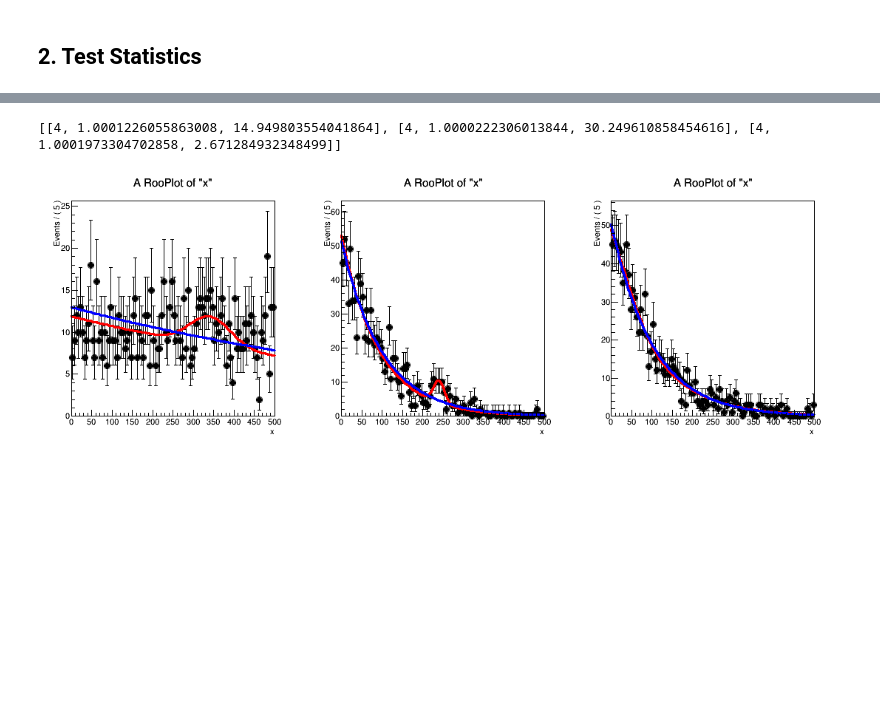
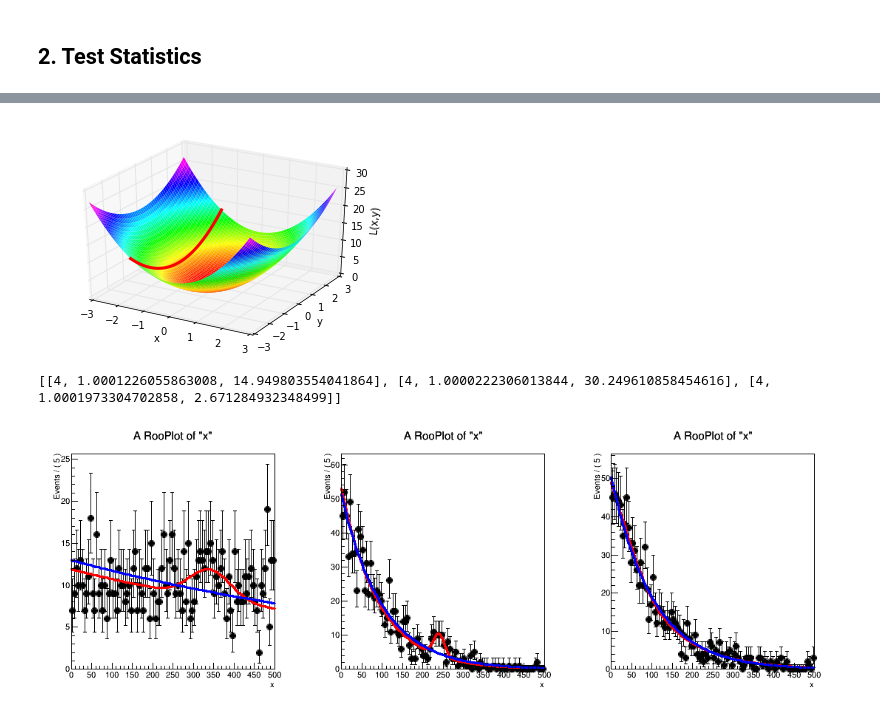
Before and after one commit to cgumpert/roostats, a Jupyter notebook: RooStats tutorial.ipynb, the cells around one changed output, grey strips where cells are left out. Cells and saved outputs as stored; diff of their text form; code cells hidden in the pictures; blank space fills up the shorter version.

```diff
--- a/RooStats tutorial.ipynb
+++ b/RooStats tutorial.ipynb
@@ -90,3 +126,19 @@ Measurements can be difficult to describe in a general approach as they can be v
+# %%
+from mpl_toolkits.mplot3d import Axes3D
+from matplotlib import cm
+x = np.arange(-3,3,0.1)
+y = np.arange(-3,3,0.1)
+xx,yy = np.meshgrid(x,y)
+z = 2*xx**2 + yy**2
+ax = plt.gca(projection='3d')
+ax.plot_surface(xx,yy,z,cmap=cm.gist_rainbow,rstride=1,cstride=1,linewidth=0)
+ax.plot(xs=len(y)*[-1.5],ys=y,zs=2*1.5**2 + y**2,color="red",linewidth=3)
+ax.set_xlabel("x")
+ax.set_ylabel("y")
+ax.set_zlabel("L(x,y)")
+plt.show()
+# %% [output]
+[figure, added]
 # %%
 infile = ROOT.TFile("examples.root")
 w = infile.Get("ws")
```
Also changed, not shown: parts of 9 cells of this notebook.
